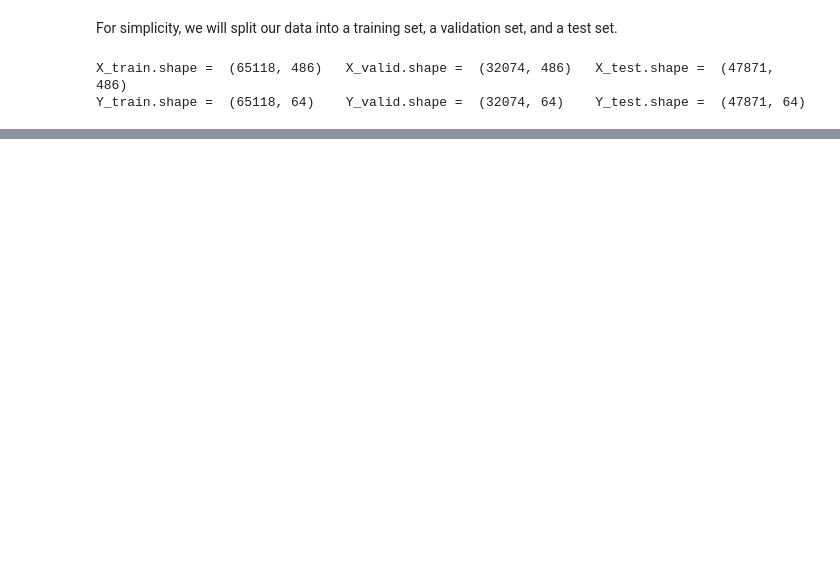
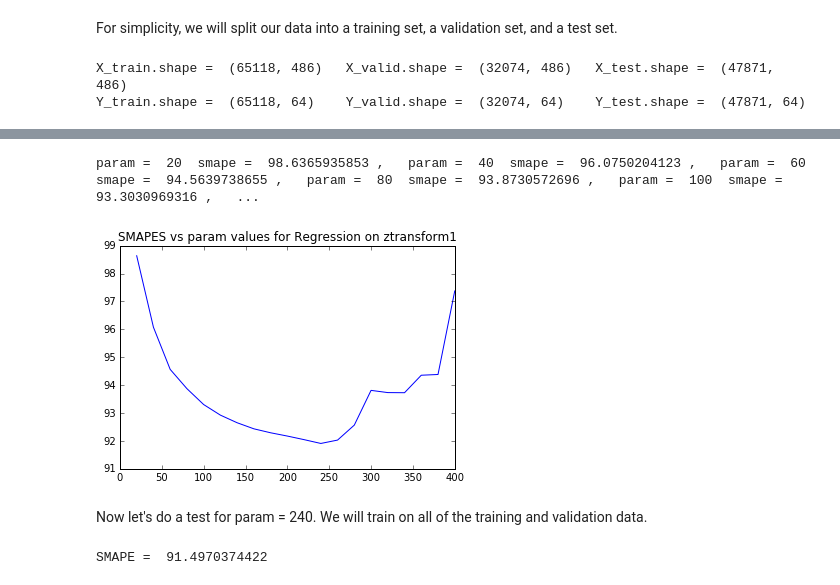
Before and after one commit to MatthewMcGonagle/KaggleWikiTraffic, a Jupyter notebook: BetterSMAPEforL2Regression_Publishable.ipynb, the cells around one changed output, grey strips where cells are left out. Drawn from its saved outputs; the diff is of its cells as text; code cells hidden in the pictures; blank space fills up the shorter version.

Commit message:
Added Z transformation one.

```diff
--- a/BetterSMAPEforL2Regression_Publishable.ipynb
+++ b/BetterSMAPEforL2Regression_Publishable.ipynb
@@ -93,0 +98,8 @@ def smape(Y_predict, Y_test):
+# %%
+model = Pipeline([ ('means', FunctionTransformer(lambda X : X.mean(axis = 1, keepdims = True))),
+                   ('tree', DecisionTreeRegressor(max_depth = 10)) ])
+model.fit(X_trainvalid, Y_trainvalid)
+Y_predict = model.predict(X_test)
+test_smape = {} # We will be storing all of the results of our tests for comparison in a dictionary.
+test_smape['benchmark'] = smape(Y_predict, Y_test)
+print('SMAPE = ', test_smape['benchmark'])
@@ -93,0 +120,10 @@ def smape(Y_predict, Y_test):
+# %%
+# definition of ztransformation.
+
+def ztransform1(Y, param):
+    return 1 / (param + Y)
+
+# inverse transformation, Y = inverseZ(Z)
+
+def inverseZ1(Z, param):
+    return -param + 1 / Z
@@ -93,0 +134,37 @@ def smape(Y_predict, Y_test):
+# %%
+# Values to try for param.
+
+param_search = np.arange(20, 420, 20)
+
+# To record results of fits
+
+smapes = []
+epsilon = 1e-6
+
+for param in param_search:
+    Z_train = ztransform1(Y_train, param)
+    model.fit(X_train, Z_train)
+    Z_predict = model.predict(X_valid)
+    Y_predict = inverseZ1(Z_predict, param)
+    newsmape = smape(epsilon + Y_predict, Y_valid)
+    smapes.append(newsmape)
+    print('param = ', param, ' smape = ', newsmape, ',\t', end = '')
+
+plt.plot(param_search, smapes)
+plt.title('SMAPES vs param values for Regression on ztransform1')
+plt.show()
+# %% [output]
+param =  20  smape =  98.6365935853 ,   param =  40  smape =  96.0750204123 ,   param =  60  smape =  94.5639738655 ,   param =  80  smape =  93.8730572696 ,   param =  100  smape =  93.3030969316 ,   ...
+[figure, added]
+# %% [markdown]
+Now let's do a test for param = 240. We will train on all of the training and validation data.
+# %%
+param = 240
+Z_trainvalid = ztransform1(Y_trainvalid, param)
+model.fit(X_trainvalid, Z_trainvalid)
+Z_predict = model.predict(X_test)
+Y_predict = inverseZ1(Z_predict, param)
+test_smape['z1'] = smape(epsilon + Y_predict, Y_test)
+print('SMAPE = ', test_smape['z1'])
+# %% [output]
+SMAPE =  91.4970374422
```
Also changed, not shown: parts of 6 cells of this notebook.
